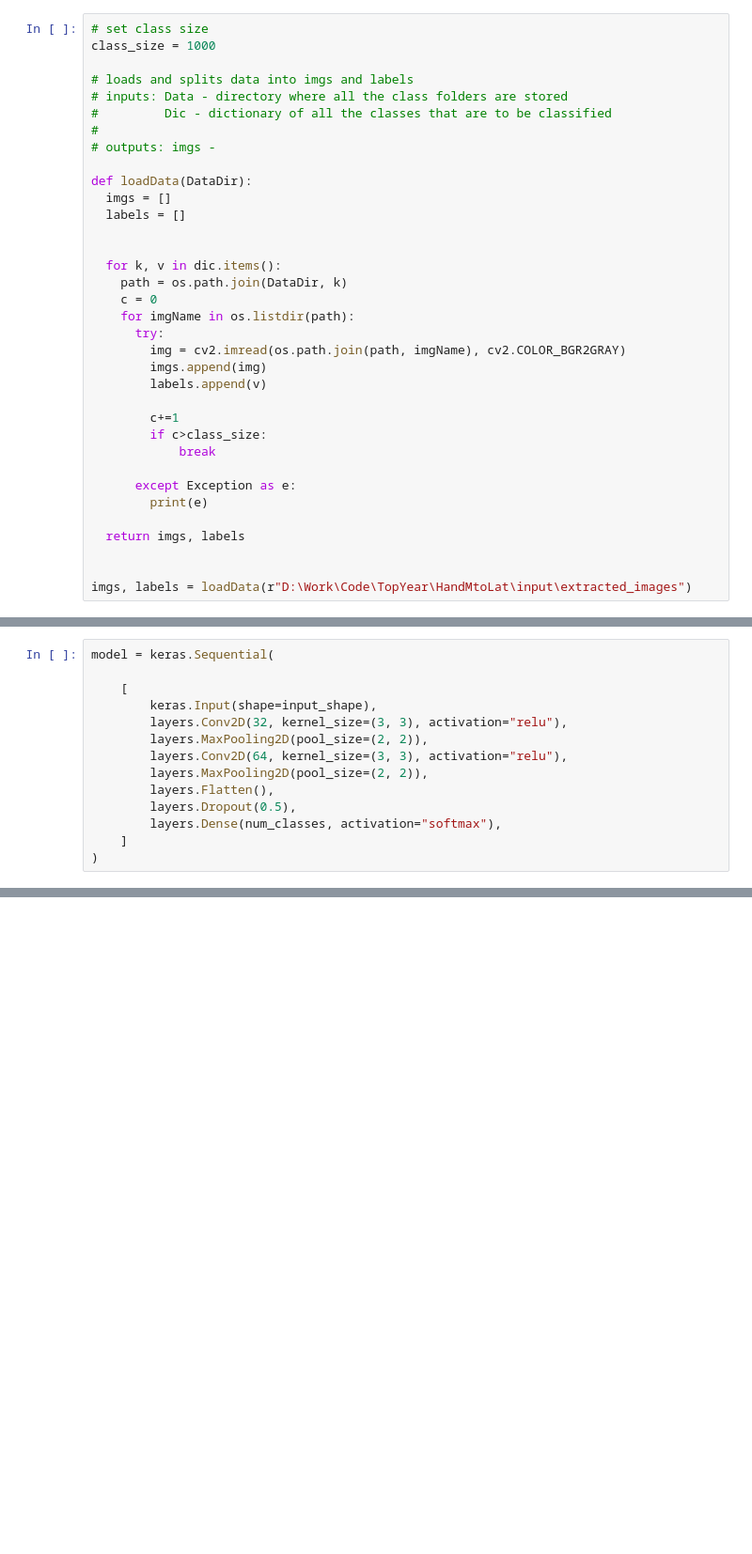
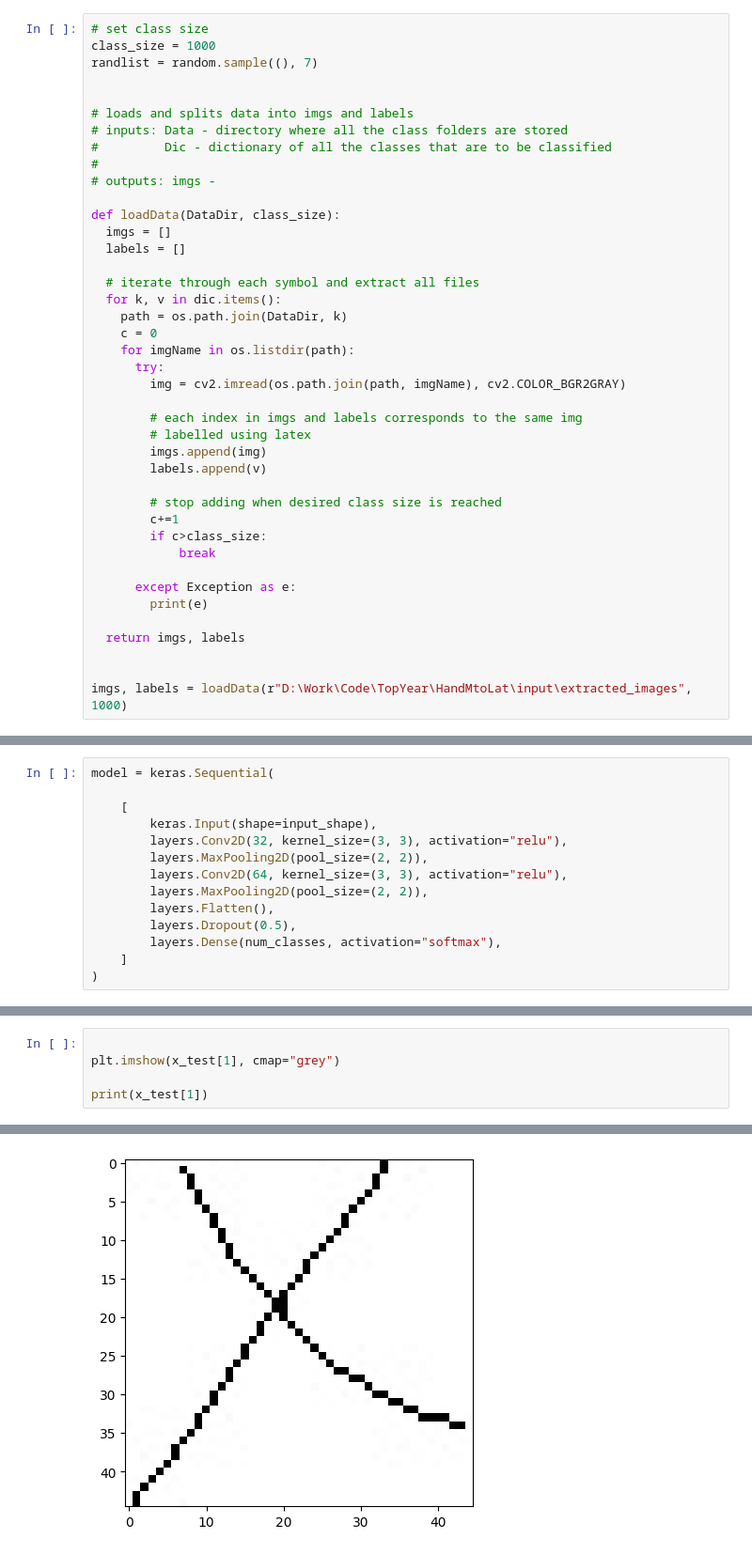
Before and after one commit to Beenben/HandMtoLat, a Jupyter notebook: handwrittenSymbolDetection.ipynb, the cells around one changed output, grey strips where cells are left out. Shown at 94% size. Saved outputs shown, nothing was run; the diff lists cells and outputs as text; blank space fills up the shorter version.

```diff
--- a/handwrittenSymbolDetection.ipynb
+++ b/handwrittenSymbolDetection.ipynb
@@ -47,6 +49,8 @@ dic = {
 # %%
 # set class size
 class_size = 1000
+randlist = random.sample((), 7)
+
 
 # loads and splits data into imgs and labels
 # inputs: Data - directory where all the class folders are stored
@@ -54,20 +58,24 @@ class_size = 1000
 #
 # outputs: imgs -
 
-def loadData(DataDir):
+def loadData(DataDir, class_size):
   imgs = []
   labels = []
 
-
+  # iterate through each symbol and extract all files
   for k, v in dic.items():
     path = os.path.join(DataDir, k)
     c = 0
     for imgName in os.listdir(path):
       try:
         img = cv2.imread(os.path.join(path, imgName), cv2.COLOR_BGR2GRAY)
+
+        # each index in imgs and labels corresponds to the same img
+        # labelled using latex
         imgs.append(img)
         labels.append(v)
 
+        # stop adding when desired class size is reached
         c+=1
         if c>class_size:
             break
@@ -78,6 +86,6 @@ def loadData(DataDir):
   return imgs, labels
 
 
-imgs, labels = loadData(r"D:\Work\Code\TopYear\HandMtoLat\input\extracted_images")
+imgs, labels = loadData(r"D:\Work\Code\TopYear\HandMtoLat\input\extracted_images", 1000)
 # %%
 
@@ -239,0 +252,6 @@ plt.show()
+# %%
+
+plt.imshow(x_test[1], cmap="grey")
+
+print(x_test[1])
+# %% [output]
@@ -240,3 +275,4 @@ plt.show()
+[figure, added]
 # %%
 from sklearn.metrics import accuracy_score
 import random
```
Also changed, not shown: parts of 14 cells of this notebook, 1 other file.
